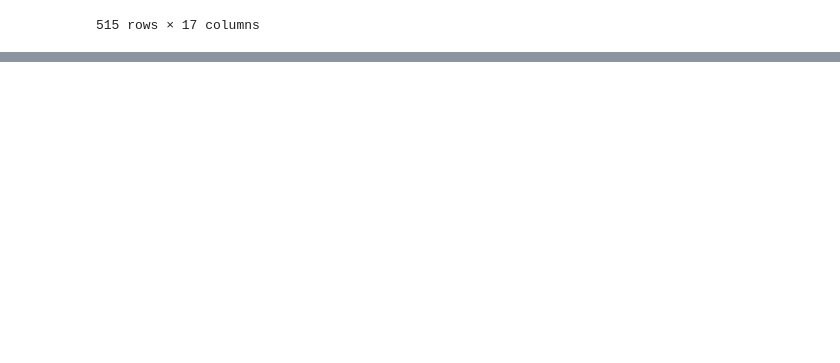
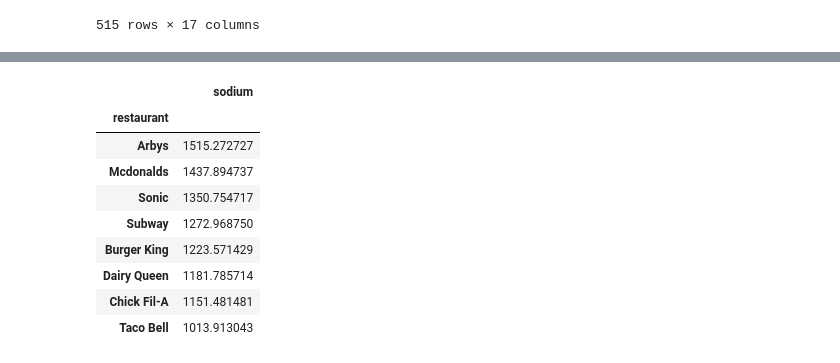
Before and after one commit to briandk/2020-virtual-program-in-data-science, a Jupyter notebook: fastfood_calories.ipynb, the cells around one changed output, grey strips where cells are left out. Drawn from its saved outputs; the diff is of its cells as text; code cells hidden in the pictures; blank space fills up the shorter version.

```diff
--- a/fastfood_calories.ipynb
+++ b/fastfood_calories.ipynb
@@ -25,0 +39,13 @@ fast_food
+# %%
+fast_food.groupby('restaurant').mean().sort_values('sodium', ascending = False)[['sodium']]
+# %% [output]
+|  | sodium |
+| restaurant |  |
+| Arbys | 1515.272727 |
+| Mcdonalds | 1437.894737 |
+| Sonic | 1350.754717 |
+| Subway | 1272.968750 |
+| Burger King | 1223.571429 |
+| Dairy Queen | 1181.785714 |
+| Chick Fil-A | 1151.481481 |
+| Taco Bell | 1013.913043 |
```
Also changed, not shown: parts of 4 cells of this notebook.
